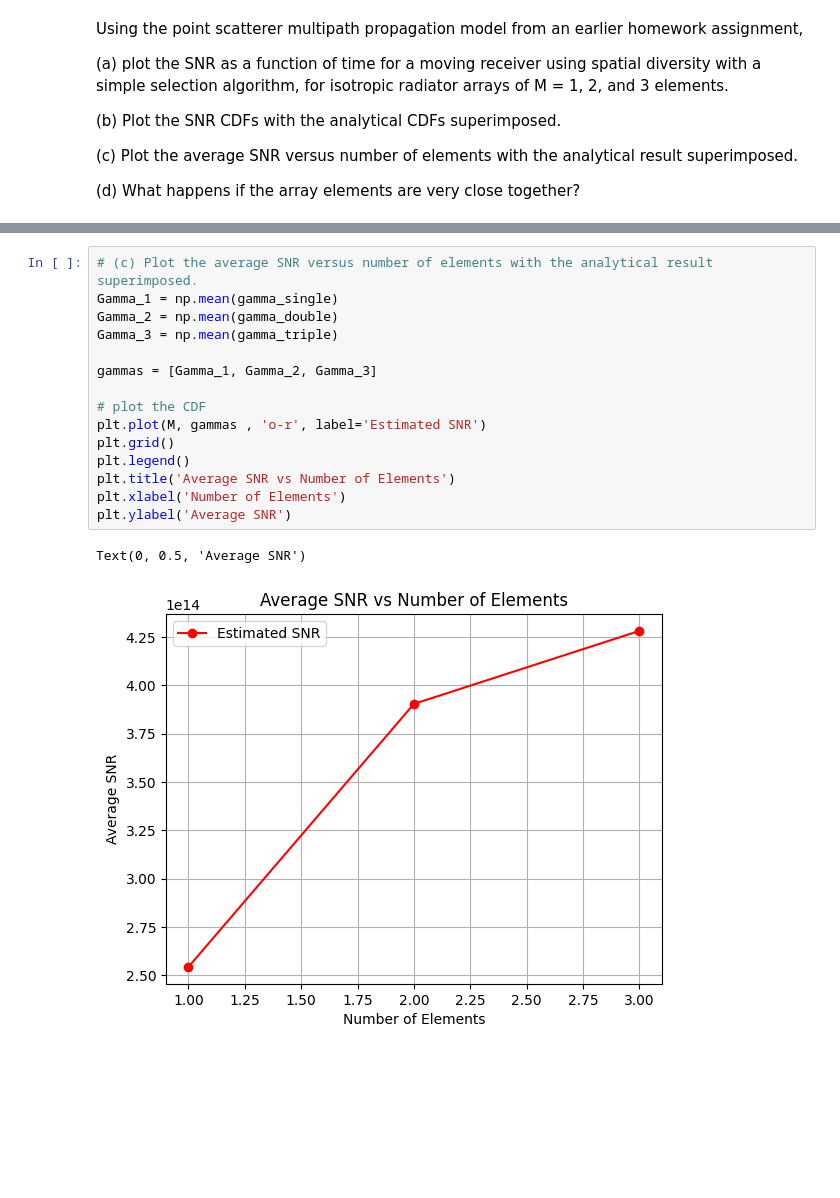
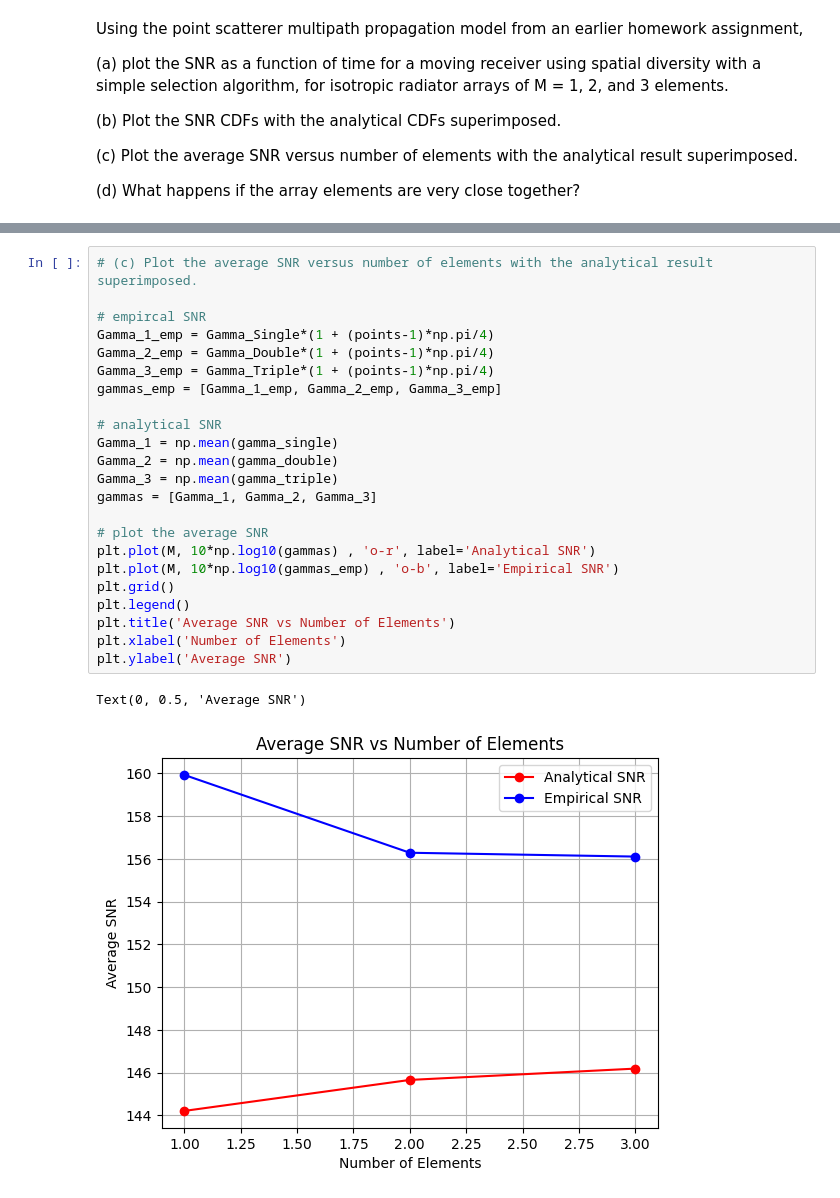
Before and after one commit to Montuck/antenna-software, a Jupyter notebook: HW20.ipynb, the cells around one changed output, grey strips where cells are left out. Drawn from its saved outputs; the diff is of its cells as text; blank space fills up the shorter version.

```diff
--- a/HW20.ipynb
+++ b/HW20.ipynb
@@ -152,21 +170,29 @@ Text(0, 0.5, 'CDF')
 # %%
 # (c) Plot the average SNR versus number of elements with the analytical result superimposed.
+
+# empircal SNR
+Gamma_1_emp = Gamma_Single*(1 + (points-1)*np.pi/4)
+Gamma_2_emp = Gamma_Double*(1 + (points-1)*np.pi/4)
+Gamma_3_emp = Gamma_Triple*(1 + (points-1)*np.pi/4)
+gammas_emp = [Gamma_1_emp, Gamma_2_emp, Gamma_3_emp]
+
+# analytical SNR
 Gamma_1 = np.mean(gamma_single)
 Gamma_2 = np.mean(gamma_double)
 Gamma_3 = np.mean(gamma_triple)
-
 gammas = [Gamma_1, Gamma_2, Gamma_3]
 
-# plot the CDF
-plt.plot(M, gammas , 'o-r', label='Estimated SNR')
+# plot the average SNR
+plt.plot(M, 10*np.log10(gammas) , 'o-r', label='Analytical SNR')
+plt.plot(M, 10*np.log10(gammas_emp) , 'o-b', label='Empirical SNR')
 plt.grid()
 plt.legend()
 plt.title('Average SNR vs Number of Elements')
 plt.xlabel('Number of Elements')
 plt.ylabel('Average SNR')
 # %% [output]
 Text(0, 0.5, 'Average SNR')
-[figure, old version]
+[figure, new version]
 # %%
 # (d) What happens if the array elements are very close together?
 
```
Also changed, not shown: parts of 3 cells of this notebook, 3 other files.
